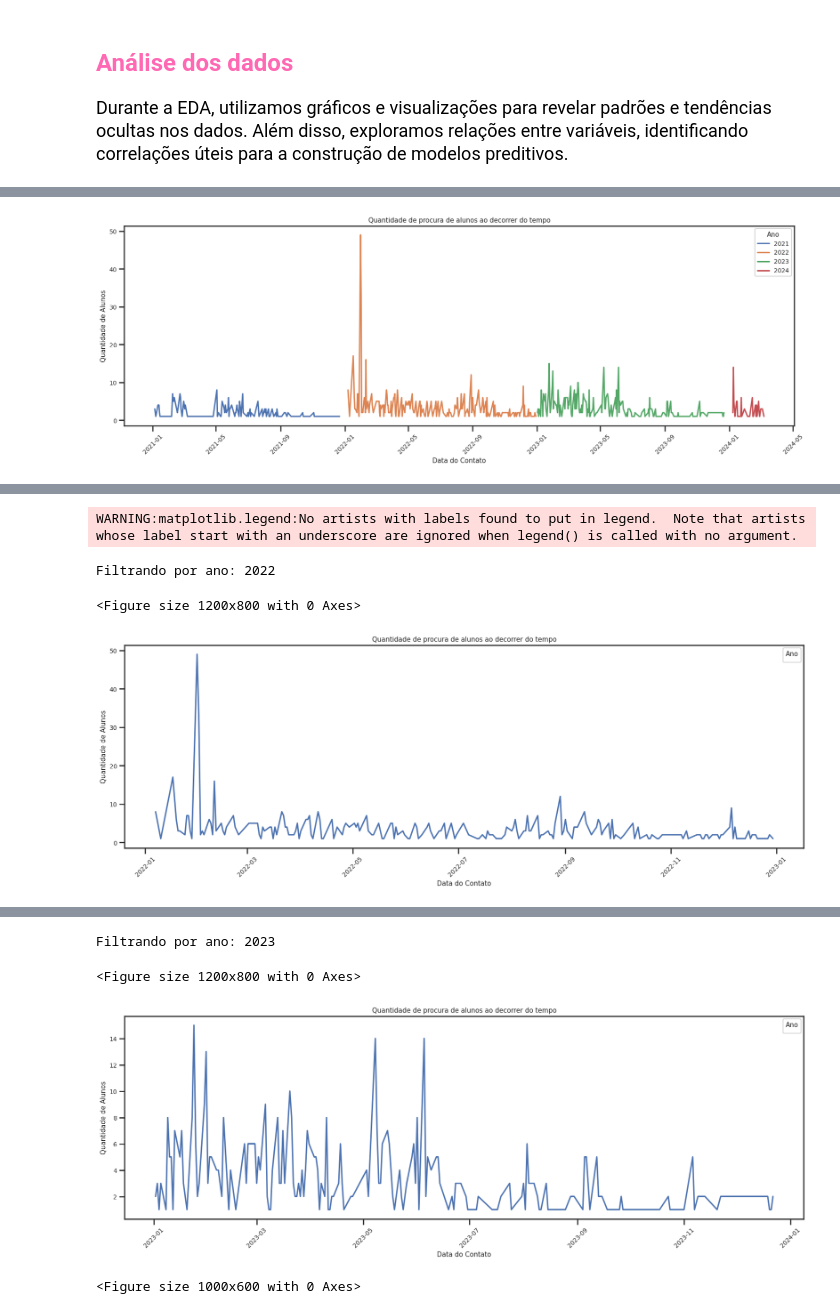
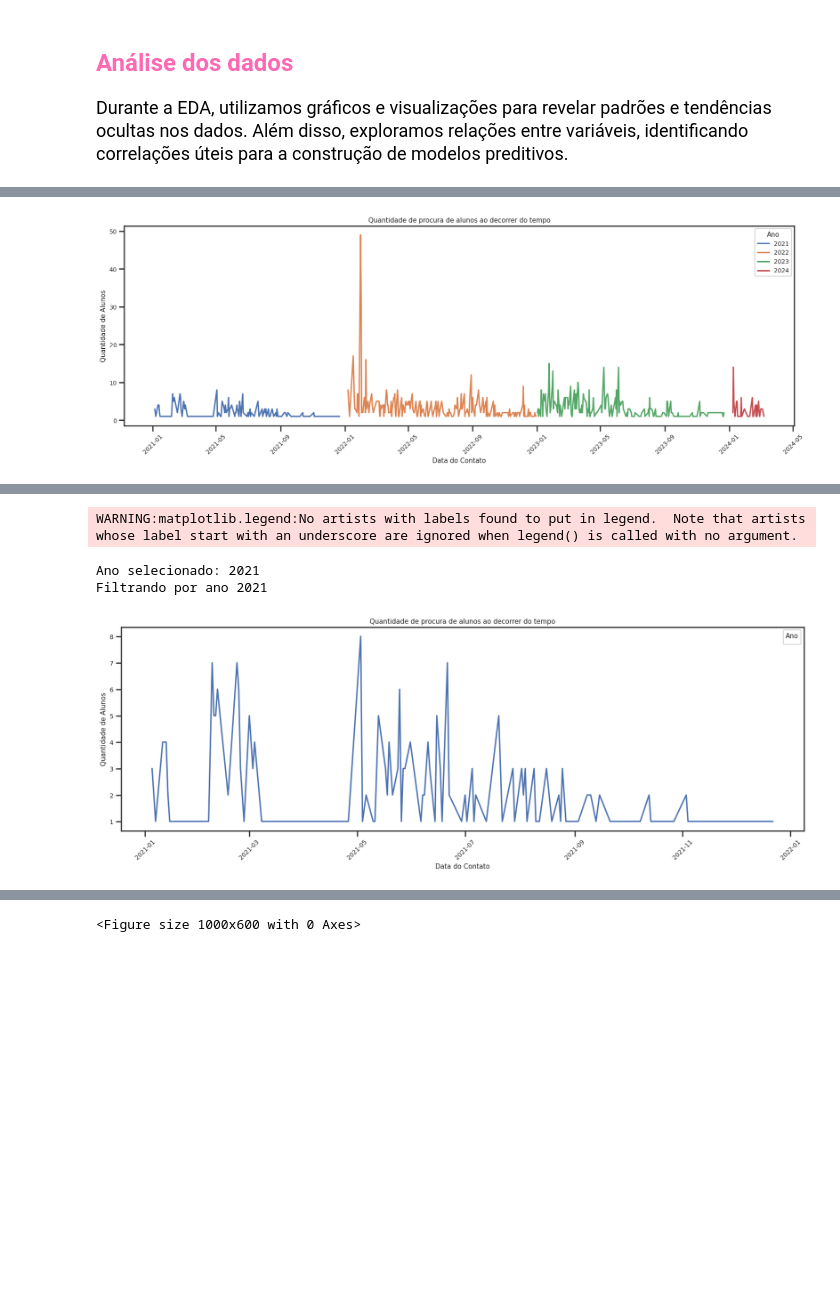
Before and after one commit to KoreTane/PredictiveLeadManagement, a Jupyter notebook: EDA.ipynb, the cells around one changed output, grey strips where cells are left out. Cells and saved outputs as stored; diff of their text form; code cells hidden in the pictures; blank space fills up the shorter version.

```diff
--- a/EDA.ipynb
+++ b/EDA.ipynb
@@ -78,62 +78,64 @@ for ano in dfc_grouped['ANO'].unique():
 plt.title('Quantidade de procura de alunos ao decorrer do tempo')
 plt.xlabel('Data do Contato')
 plt.ylabel('Quantidade de Alunos')
 plt.legend(title='Ano')
 
 # Ajustar o eixo x para exibir as datas corretamente
 plt.xticks(rotation=45)
 
 # Criar um dropdown menu com os anos
 years = dfc_grouped['ANO'].unique()
 year_choice = widgets.Dropdown(options=[(str(year), str(year)) for year in years])
 plt.show()
 
 # Definir uma função para filtrar os dados com base na escolha do usuário
 def filter_data(value):
-    print(f"Filtrando por ano: {value}")
     selected_year = int(value)
     filtered_data = dfc_grouped[dfc_grouped['ANO'] == selected_year]
+    plt.cla()
+    sns.lineplot(x='DATA 1º CONTATO', y='QUANTIDADE DE ALUNOS', data=filtered_data)
+    plt.title('Quantidade de procura de alunos ao decorrer do tempo')
+    plt.xlabel('Data do Contato')
+    plt.ylabel('Quantidade de Alunos')
+    plt.legend(title='Ano')
+    plt.xticks(rotation=45)
+    plt.figure(figsize=(20, 6))  # Tamanho 20,6
+    plt.show()
+
+# Criar um botão para filtrar os dados
+button = widgets.Button(description='Filtrar por Ano')
+display(button)
+
+years = dfc_grouped['ANO'].unique()
+year_choice = widgets.Dropdown(options=[(str(year), str(year)) for year in years])
+
+def on_button_clicked(b):
+    print(f"Ano selecionado: {year_choice.value}")
+    filter_data(year_choice.value)
+
+button.on_click(on_button_clicked)
+
+# Mostrar o dropdown menu
+display(year_choice)
+
+def filter_data(value):
+    print(f"Filtrando por ano {value}")
+    selected_year = int(value)
+    filtered_data = dfc_grouped[dfc_grouped['ANO'] == selected_year]
+    plt.figure(figsize=(20, 6))  # Definir o tamanho do gráfico
     plt.cla()  # Limpar o gráfico anterior
     sns.lineplot(x='DATA 1º CONTATO', y='QUANTIDADE DE ALUNOS', data=filtered_data)
     plt.title('Quantidade de procura de alunos ao decorrer do tempo')
     plt.xlabel('Data do Contato')
     plt.ylabel('Quantidade de Alunos')
     plt.legend(title='Ano')
     plt.xticks(rotation=45)
     plt.show()  # Mostrar o gráfico filtrado
-
-# Definir uma função para filtrar os dados com base na escolha do usuário
-def filter_data(value):
-    print(f"Filtrando por ano: {value}")
-    selected_year = int(value)
-    filtered_data = dfc_grouped[dfc_grouped['ANO'] == selected_year]
-    plt.clf()  # Limpar a figura atual
-    plt.figure(figsize=(20, 6))  # Criar uma nova figura
-    sns.lineplot(x='DATA 1º CONTATO', y='QUANTIDADE DE ALUNOS', data=filtered_data)
-    plt.title('Quantidade de procura de alunos ao decorrer do tempo')
-    plt.xlabel('Data do Contato')
-    plt.ylabel('Quantidade de Alunos')
-    plt.legend(title='Ano')
-    plt.xticks(rotation=45)
-    plt.show()
-
-# Criar um botão para filtrar os dados
-button = widgets.Button(description='Filtrar por Ano')
-display(button)
-
-# Ligação da função ao evento de clique do botão
-def on_button_clicked(b):
-    filter_data(year_choice.value)
-
-button.on_click(on_button_clicked)
-
-# Mostrar o dropdown menu
-display(year_choice)
 # %% [output]
 [figure]
 [interactive output not drawn]
 [interactive output not drawn]
 WARNING:matplotlib.legend:No artists with labels found to put in legend.  Note that artists whose label start with an underscore are ignored when legend() is called with no argument.
-Filtrando por ano: 2022
+Ano selecionado: 2021
+Filtrando por ano 2021
-<Figure size 1200x800 with 0 Axes>
-[figure, old version]
+[figure, new version]
@@ -141,6 +142,3 @@ WARNING:matplotlib.legend:No artists with labels found to put in legend.  Note t
-Filtrando por ano: 2023
-<Figure size 1200x800 with 0 Axes>
-[figure, removed]
 # %%
 # Contar a quantidade de alunos por estilo e Generero
 style_counts1 = dfc['ESTILOS'].value_counts()
```
Also changed, not shown: parts of 1 cell of this notebook.
